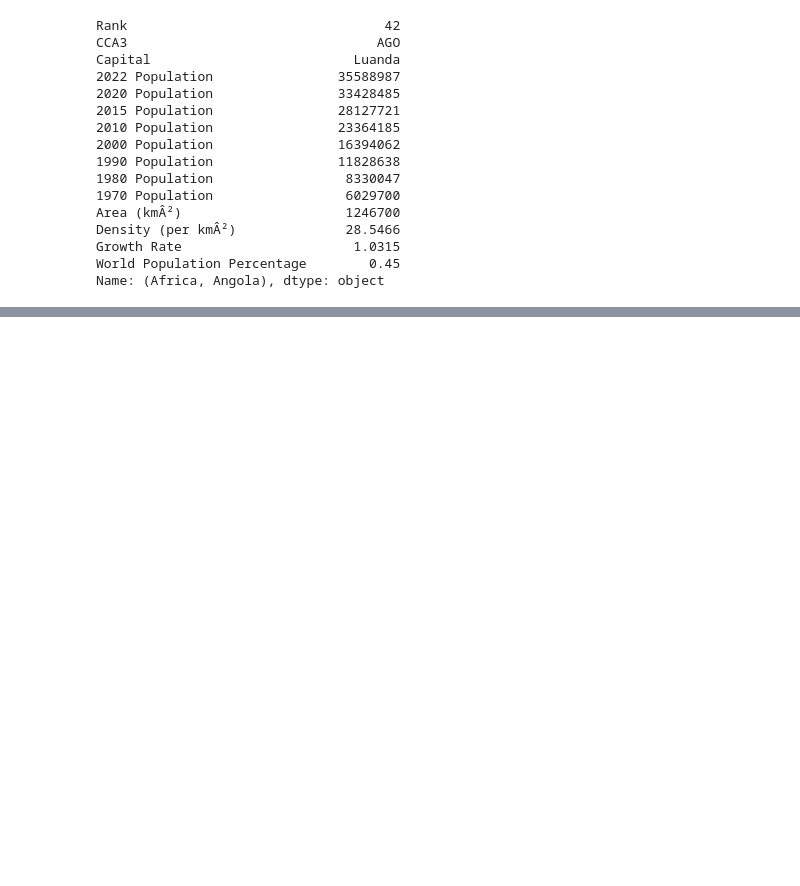
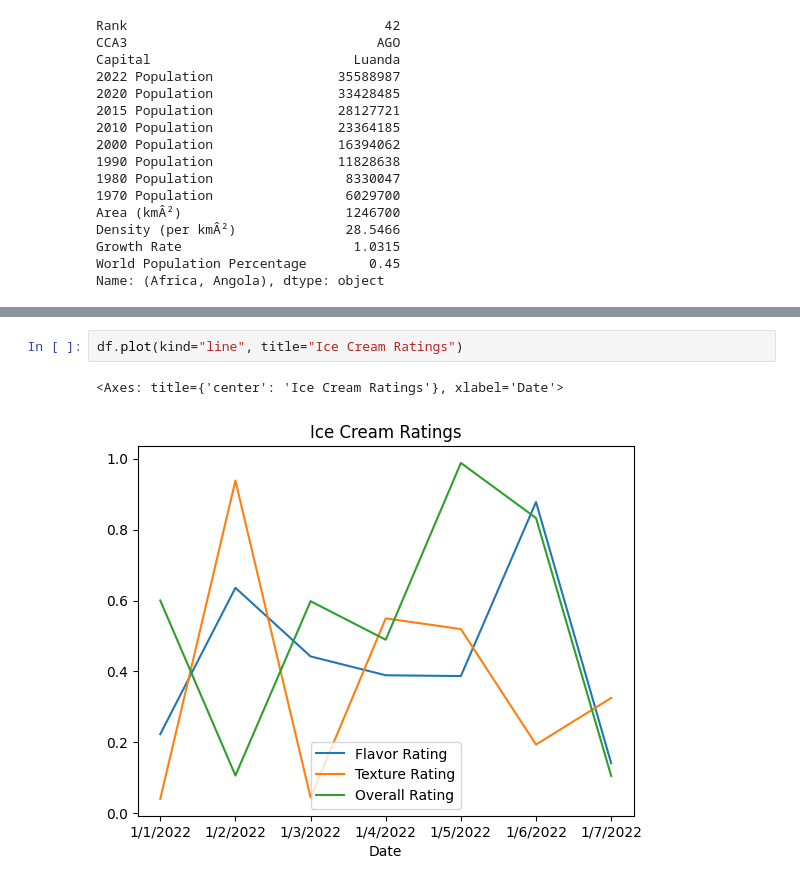
Before and after one commit to KonstantinData/Bootcamp-Analytics, a Jupyter notebook: Python/Pandas_Intro_Youtube_Alex.ipynb, the cells around one changed output, grey strips where cells are left out. Drawn from its saved outputs; the diff is of its cells as text; blank space fills up the shorter version.

```diff
--- a/Python/Pandas_Intro_Youtube_Alex.ipynb
+++ b/Python/Pandas_Intro_Youtube_Alex.ipynb
@@ -392,0 +678,5 @@ Name: (Africa, Angola), dtype: object
+# %%
+df.plot(kind="line", title="Ice Cream Ratings")
+# %% [output]
+<Axes: title={'center': 'Ice Cream Ratings'}, xlabel='Date'>
+[figure, added]
```
Also changed, not shown: parts of 54 cells of this notebook, 6 other files.
